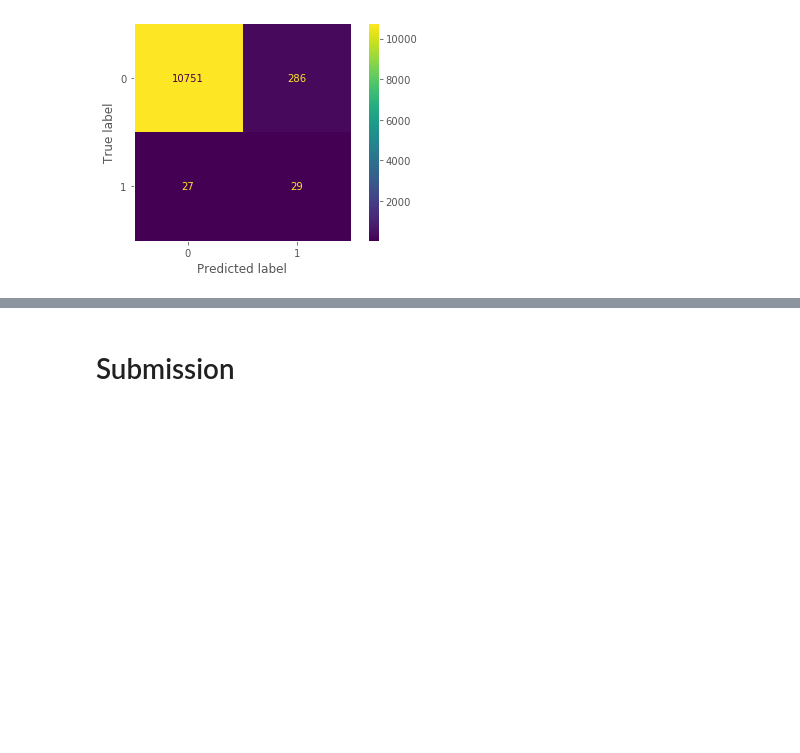
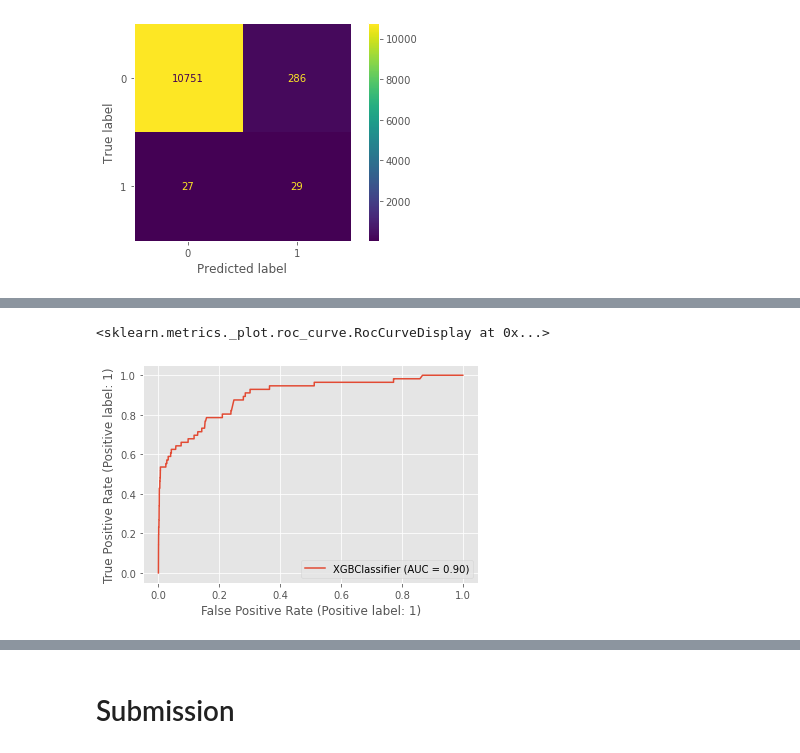
Before and after one commit to lgov/kul_advanalytics, a Jupyter notebook: assignment1/BDA_1.ipynb, the cells around one changed output, grey strips where cells are left out. Saved outputs shown, nothing was run; the diff lists cells and outputs as text; code cells hidden in the pictures; blank space fills up the shorter version.

```diff
--- a/assignment1/BDA_1.ipynb
+++ b/assignment1/BDA_1.ipynb
@@ -336,0 +371,7 @@ plt.show()
+# %%
+X_test.iloc[:,-9:] = X_test.iloc[:,-9:].astype(float)
+# %%
+plot_roc_curve(xgb_clf, X_test, y_test)
+# %% [output]
+<sklearn.metrics._plot.roc_curve.RocCurveDisplay at 0x...>
+[figure, added]
```
Also changed, not shown: parts of 16 cells of this notebook, 1 other file.
